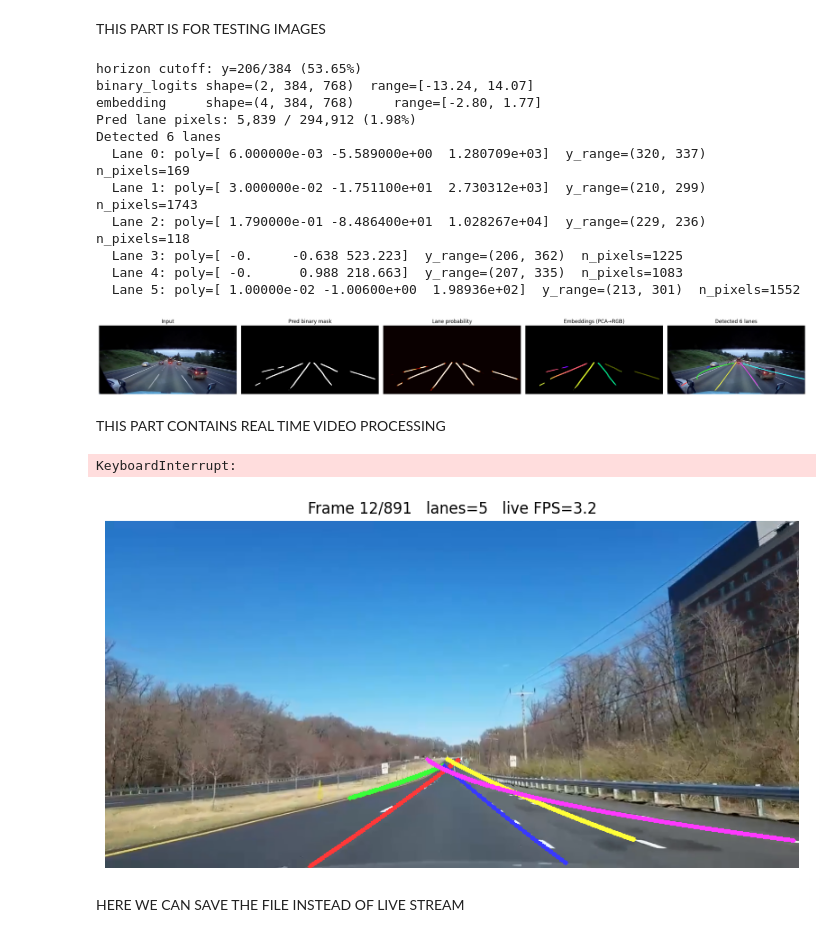
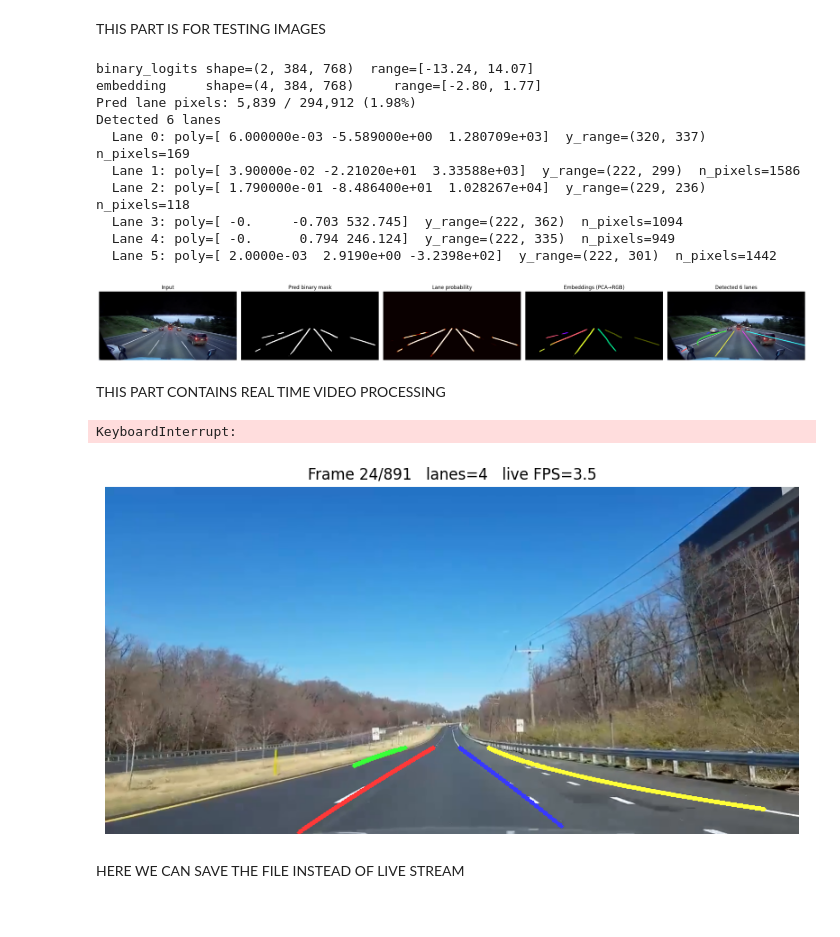
Before and after one commit to abdullahtapanci/LaneDetection, a Jupyter notebook: realTime.ipynb, the cells around one changed output. Cells and saved outputs as stored; diff of their text form; code cells hidden in the pictures.

```diff
--- a/realTime.ipynb
+++ b/realTime.ipynb
@@ -89,6 +89,8 @@ IMAGE_PATH = "/content/drive/MyDrive/Lane_Detection_Project/sampleImages/testIma
 EPS, MIN_SAMPLES, MIN_PIXELS, BANDWIDTH = 0.1, 20, 100, 2.0
 POLY_DEGREE = 2
 HORIZON_CUTOFF = 30
+HORIZON_PADDING = 10
+MIN_BLOB_PIXELS = 30
 
 # --- Read image ---
 frame_bgr = cv2.imread(IMAGE_PATH)
@@ -105,7 +107,8 @@ emb_np    = embedding.squeeze(0).cpu().numpy()         # (D, H, W)
 
 lanes = my_postprocess(binary_np, emb_np,
                        eps=EPS, min_samples=MIN_SAMPLES, threshold=0.4,
-                       poly_degree=POLY_DEGREE, min_pixels=MIN_PIXELS, bandwidth=BANDWIDTH, clustering_algorithm='dbscan')
+                       poly_degree=POLY_DEGREE, min_pixels=MIN_PIXELS, bandwidth=BANDWIDTH, clustering_algorithm='dbscan',
+                       horizon_min_pixels=HORIZON_CUTOFF, horizon_padding=HORIZON_PADDING, min_blob_pixels=MIN_BLOB_PIXELS)
 
 # --- Pull intermediates for visualization ---
 binary_pred = binary_np.argmax(axis=0).astype(np.uint8)                # (H, W)
@@ -145,17 +148,16 @@ axes[4].imshow(annotated);                                axes[4].set_title(f"De
 for a in axes: a.axis("off")
 plt.tight_layout(); plt.show()
 # %% [output]
-horizon cutoff: y=206/384 (53.65%)
 binary_logits shape=(2, 384, 768)  range=[-13.24, 14.07]
 embedding     shape=(4, 384, 768)     range=[-2.80, 1.77]
 Pred lane pixels: 5,839 / 294,912 (1.98%)
 Detected 6 lanes
   Lane 0: poly=[ 6.000000e-03 -5.589000e+00  1.280709e+03]  y_range=(320, 337)  n_pixels=169
-  Lane 1: poly=[ 3.000000e-02 -1.751100e+01  2.730312e+03]  y_range=(210, 299)  n_pixels=1743
+  Lane 1: poly=[ 3.90000e-02 -2.21020e+01  3.33588e+03]  y_range=(222, 299)  n_pixels=1586
   Lane 2: poly=[ 1.790000e-01 -8.486400e+01  1.028267e+04]  y_range=(229, 236)  n_pixels=118
-  Lane 3: poly=[ -0.     -0.638 523.223]  y_range=(206, 362)  n_pixels=1225
-  Lane 4: poly=[ -0.      0.988 218.663]  y_range=(207, 335)  n_pixels=1083
-  Lane 5: poly=[ 1.00000e-02 -1.00600e+00  1.98936e+02]  y_range=(213, 301)  n_pixels=1552
+  Lane 3: poly=[ -0.     -0.703 532.745]  y_range=(222, 362)  n_pixels=1094
+  Lane 4: poly=[ -0.      0.794 246.124]  y_range=(222, 335)  n_pixels=949
+  Lane 5: poly=[ 2.0000e-03  2.9190e+00 -3.2398e+02]  y_range=(222, 301)  n_pixels=1442
 [figure]
 # %% [markdown]
 THIS PART CONTAINS REAL TIME VIDEO PROCESSING
@@ -191,35 +193,36 @@ with torch.no_grad():
         binary_logits, embedding = model(x)
 
         #Here we apply postprocessing
         #Here we drop the batch dimension, move to CPU and convert to numpy for postprocessing. We have to move to CPU because the
         #postprocessing code uses sklearn which runs on CPU.
         binary_np = binary_logits.squeeze(0).cpu().numpy()
         emb_np    = embedding.squeeze(0).cpu().numpy()
         lanes = my_postprocess(binary_np, emb_np,
                        eps=EPS, min_samples=MIN_SAMPLES, threshold=0.4,
-                       poly_degree=POLY_DEGREE, min_pixels=MIN_PIXELS, bandwidth=BANDWIDTH, clustering_algorithm='dbscan')
+                       poly_degree=POLY_DEGREE, min_pixels=MIN_PIXELS, bandwidth=BANDWIDTH, clustering_algorithm='dbscan',
+                       horizon_min_pixels=HORIZON_CUTOFF, horizon_padding=HORIZON_PADDING,  min_blob_pixels=MIN_BLOB_PIXELS)
 
         # Draw on the resized RGB frame
         annotated = draw_lanes(frame_rgb.copy(), lanes)
 
         # Update the matplotlib figure in place
         ax.clear(); ax.axis("off")
         elapsed = time.time() - t_start
         live_fps = (frame_idx + 1) / elapsed if elapsed > 0 else 0
         ax.imshow(annotated)
         ax.set_title(f"Frame {frame_idx+1}/{total_frames}   "
                      f"lanes={len(lanes)}   live FPS={live_fps:.1f}")
         clear_output(wait=True)
         display(fig)
 
         frame_idx += 1
 
 cap.release()
 plt.close(fig)
 print("Done.")
 # %% [output]
 KeyboardInterrupt:
-[figure, old version]
+[figure, new version]
 # %% [markdown]
 HERE WE CAN SAVE THE FILE INSTEAD OF LIVE STREAM
 # %%
```
Also changed, not shown: parts of 1 cell of this notebook, 1 other file.
